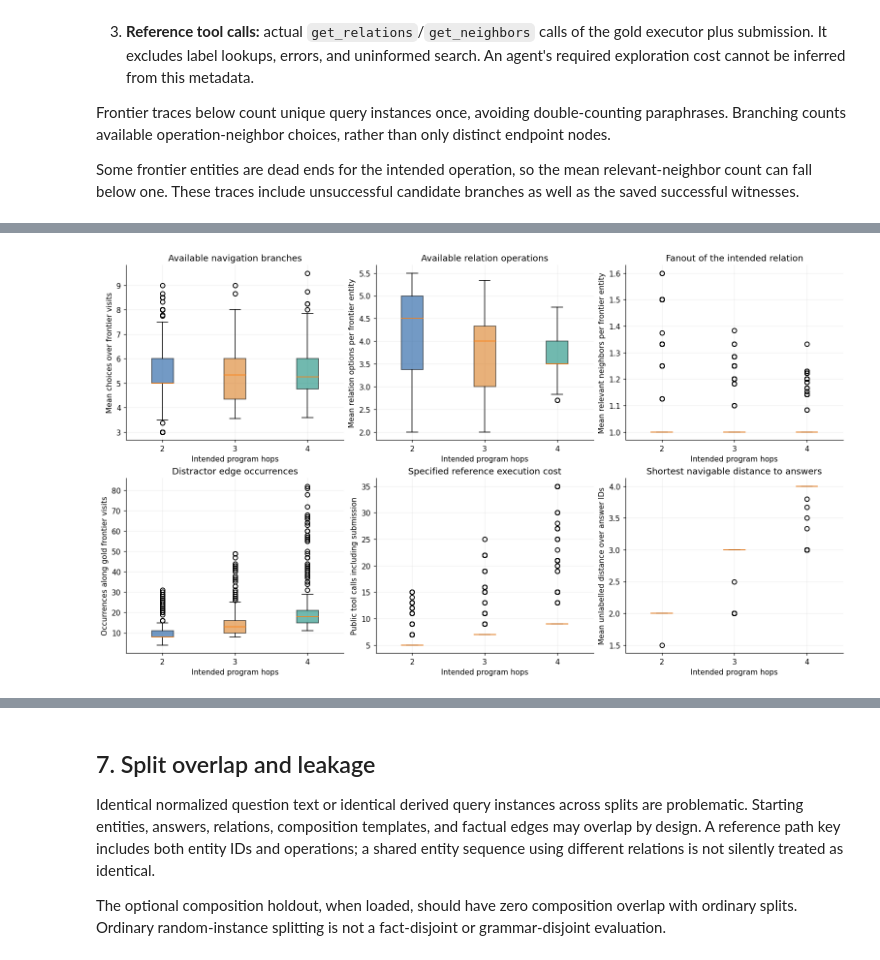
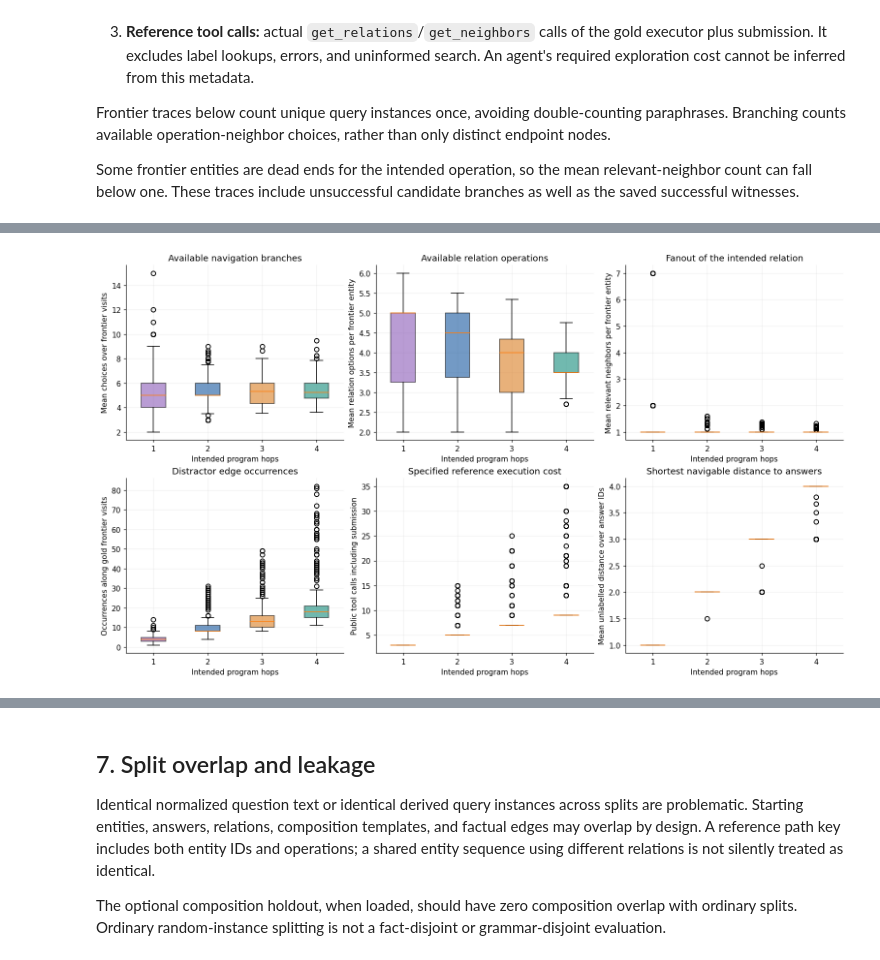
Before and after one commit to AlirezaAK2000/kg-navigation-rlvr, a Jupyter notebook: notebooks/01_dataset_eda.ipynb, the cells around one changed output, grey strips where cells are left out. Drawn from its saved outputs; the diff is of its cells as text; code cells hidden in the pictures.

```diff
--- a/notebooks/01_dataset_eda.ipynb
+++ b/notebooks/01_dataset_eda.ipynb
@@ -107,7 +107,7 @@ plt.rcParams.update({
 })
 pd.set_option("display.max_colwidth", 100)
 pd.set_option("display.max_rows", 35)
-COLORS = {2: "#2864a6", 3: "#dd8733", 4: "#259485"}
+COLORS = {1: "#9467bd", 2: "#2864a6", 3: "#dd8733", 4: "#259485"}
 FIGURE_DIR = output_directory(OUTPUT_BASE / "figures", DATA_DIR)
 REPORT_DIR = output_directory(OUTPUT_BASE / "reports", DATA_DIR)
 CHARTS = []
@@ -731,21 +736,21 @@ display(qa.groupby("hop_count")[["branching_factor", "relation_options_mean", "q
 # %%
 fig, axes = plt.subplots(2, 3, figsize=(14, 8))
 metrics = [
     ("branching_factor", "Available navigation branches", "Mean choices over frontier visits"),
     ("relation_options_mean", "Available relation operations", "Mean relation options per frontier entity"),
     ("query_neighbors_mean", "Fanout of the intended relation", "Mean relevant neighbors per frontier entity"),
     ("distractor_count", "Distractor edge occurrences", "Occurrences along gold frontier visits"),
     ("reference_tool_calls", "Specified reference execution cost", "Public tool calls including submission"),
     ("shortest_mean", "Shortest navigable distance to answers", "Mean unlabelled distance over answer IDs"),
 ]
 for ax, (metric, title, ylabel) in zip(axes.flat, metrics):
-    box = ax.boxplot([qa.loc[qa.hop_count == h, metric].dropna() for h in [2, 3, 4]], labels=["2", "3", "4"], patch_artist=True)
-    for patch, hop in zip(box["boxes"], [2, 3, 4]):
+    box = ax.boxplot([qa.loc[qa.hop_count == h, metric].dropna() for h in [1, 2, 3, 4]], labels=["1", "2", "3", "4"], patch_artist=True)
+    for patch, hop in zip(box["boxes"], [1, 2, 3, 4]):
         patch.set_facecolor(COLORS[hop]); patch.set_alpha(.65)
     ax.set(title=title, xlabel="Intended program hops", ylabel=ylabel)
 finish(fig, "12_navigation_difficulty_by_hops")
 # %% [output]
-[figure, old version]
+[figure, new version]
 # %%
 frontier_summary = frontier_trace.groupby(["hop_count", "step"])[["available_relations", "candidate_neighbors", "distracting_relations", "distractor_branches"]].agg(["mean", "median", "max"])
 display(frontier_summary.round(2))
```
Also changed, not shown: parts of 17 cells of this notebook, 49 other files.
